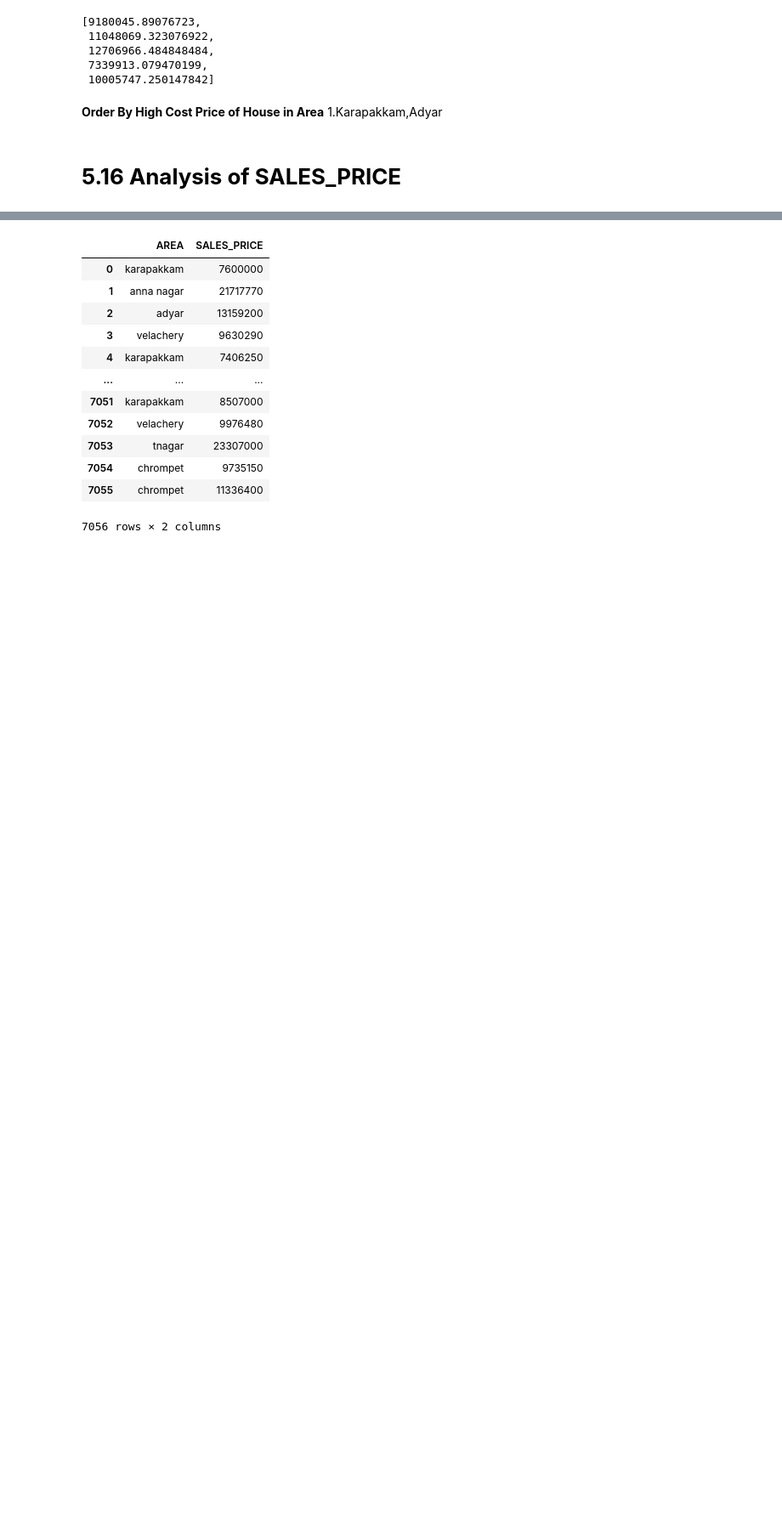
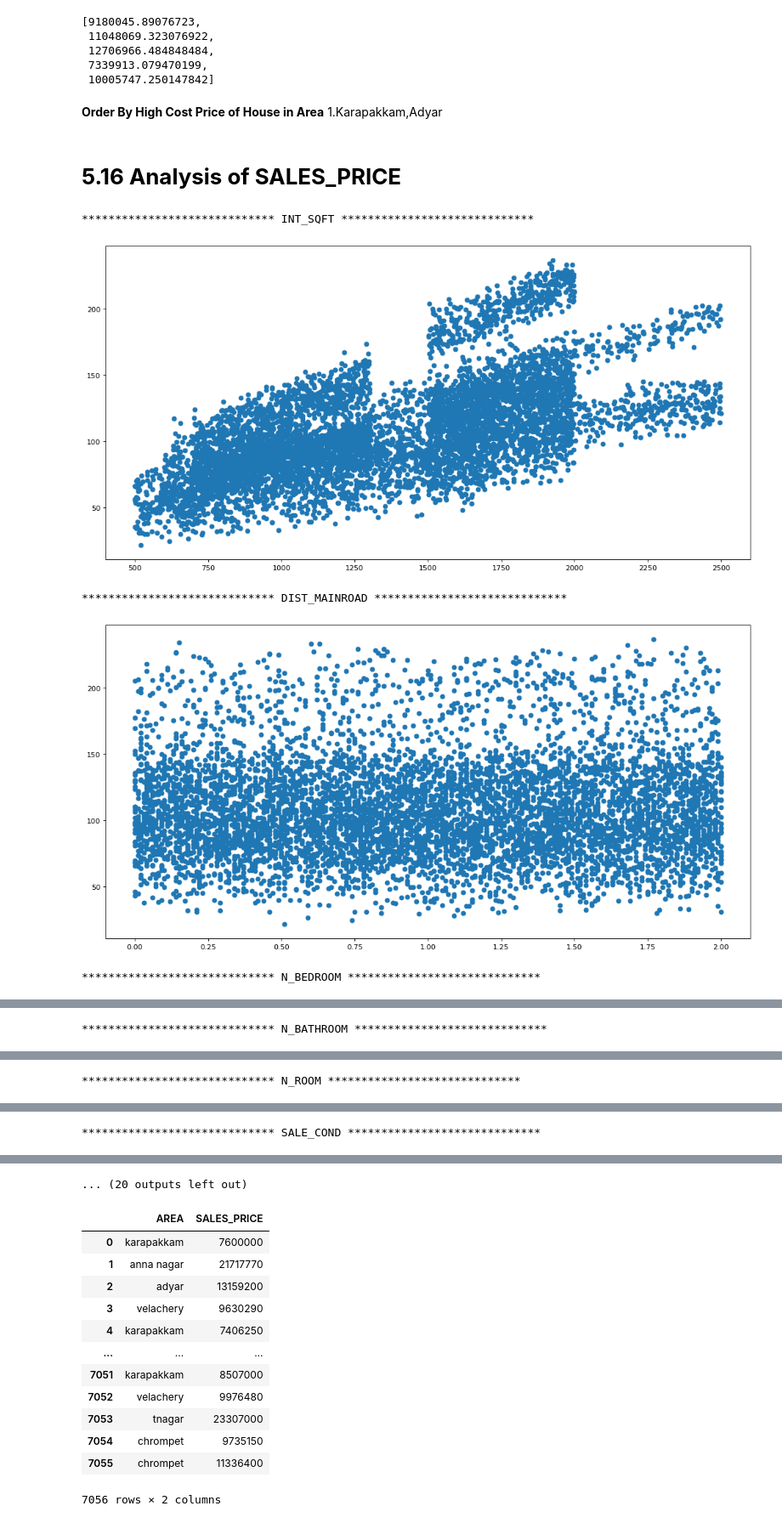
Before and after one commit to Manikandan-professional/Miscellaneous, a Jupyter notebook: G.ipynb, the cells around one changed output, grey strips where cells are left out. Shown at 85% size. Saved outputs shown, nothing was run; the diff lists cells and outputs as text; code cells hidden in the pictures; blank space fills up the shorter version.

```diff
--- a/G.ipynb
+++ b/G.ipynb
@@ -1441,3 +1441,15 @@ dd
 1.Karapakkam,Adyar
 # %% [markdown]
 # **5.16 Analysis of SALES_PRICE**
+# %%
+for i in range(1,len(df.columns)-1,1):
+  print('*****************************',df.columns[i],'*****************************')
+  plt.figure(figsize=(16,8),dpi=80)
+  plt.scatter(df[df.columns[i]],df['SALES_PRICE'])
+  plt.show()
+# %% [output]
+***************************** INT_SQFT *****************************
+[figure, added]
+***************************** DIST_MAINROAD *****************************
+[figure, added]
+***************************** N_BEDROOM *****************************
@@ -1443,0 +1457 @@ dd
+***************************** N_BATHROOM *****************************
@@ -1443,0 +1459 @@ dd
+***************************** N_ROOM *****************************
@@ -1443,0 +1461 @@ dd
+***************************** SALE_COND *****************************
@@ -1444,3 +1463,4 @@ dd
+... (20 outputs left out)
 # %%
 df_SALES_PRICE=df[['AREA','SALES_PRICE']]
 df_SALES_PRICE
```
Also changed, not shown: parts of 11 cells of this notebook.
